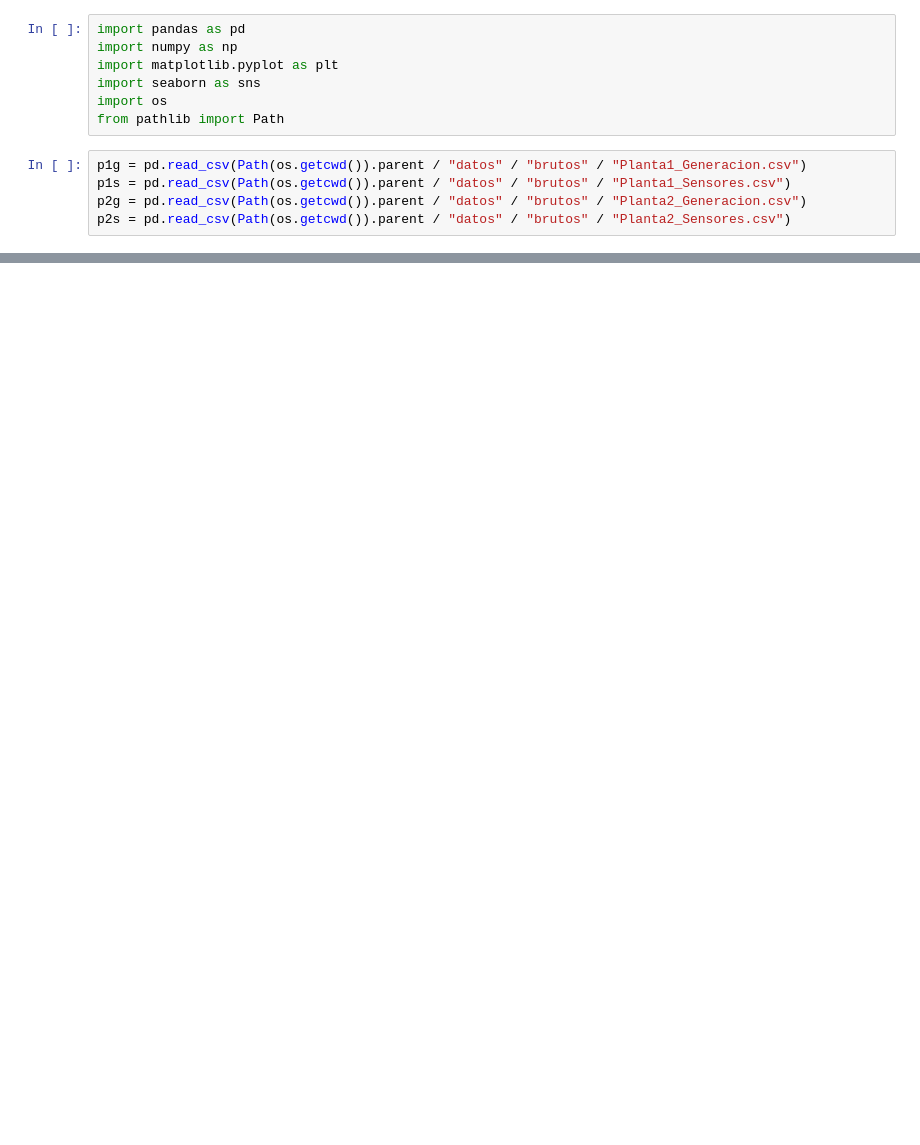
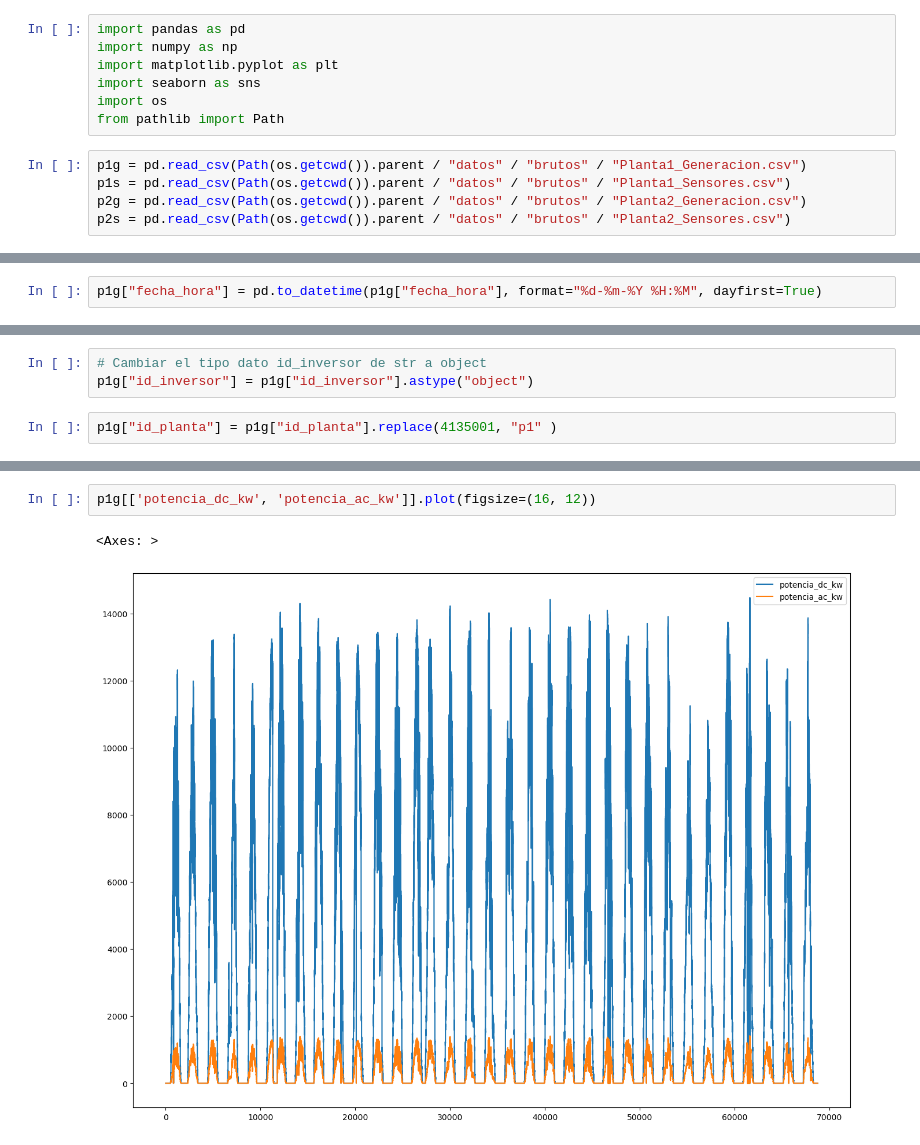
Before and after one commit to PabloHVega/Solar-Plants, a Jupyter notebook: notebooks/01_ImportacionDatos.ipynb, the cells around one changed output, grey strips where cells are left out. Cells and saved outputs as stored; diff of their text form; blank space fills up the shorter version.

```diff
--- a/notebooks/01_ImportacionDatos.ipynb
+++ b/notebooks/01_ImportacionDatos.ipynb
@@ -21,0 +22,2 @@ p2s.head()
+# %%
+p1g["fecha_hora"] = pd.to_datetime(p1g["fecha_hora"], format="%d-%m-%Y %H:%M", dayfirst=True)
@@ -21,0 +57,5 @@ p2s.head()
+# %%
+# Cambiar el tipo dato id_inversor de str a object
+p1g["id_inversor"] = p1g["id_inversor"].astype("object")
+# %%
+p1g["id_planta"] = p1g["id_planta"].replace(4135001, "p1" )
@@ -21,0 +71,5 @@ p2s.head()
+# %%
+p1g[['potencia_dc_kw', 'potencia_ac_kw']].plot(figsize=(16, 12))
+# %% [output]
+<Axes: >
+[figure, added]
```
Also changed, not shown: parts of 5 cells of this notebook.
